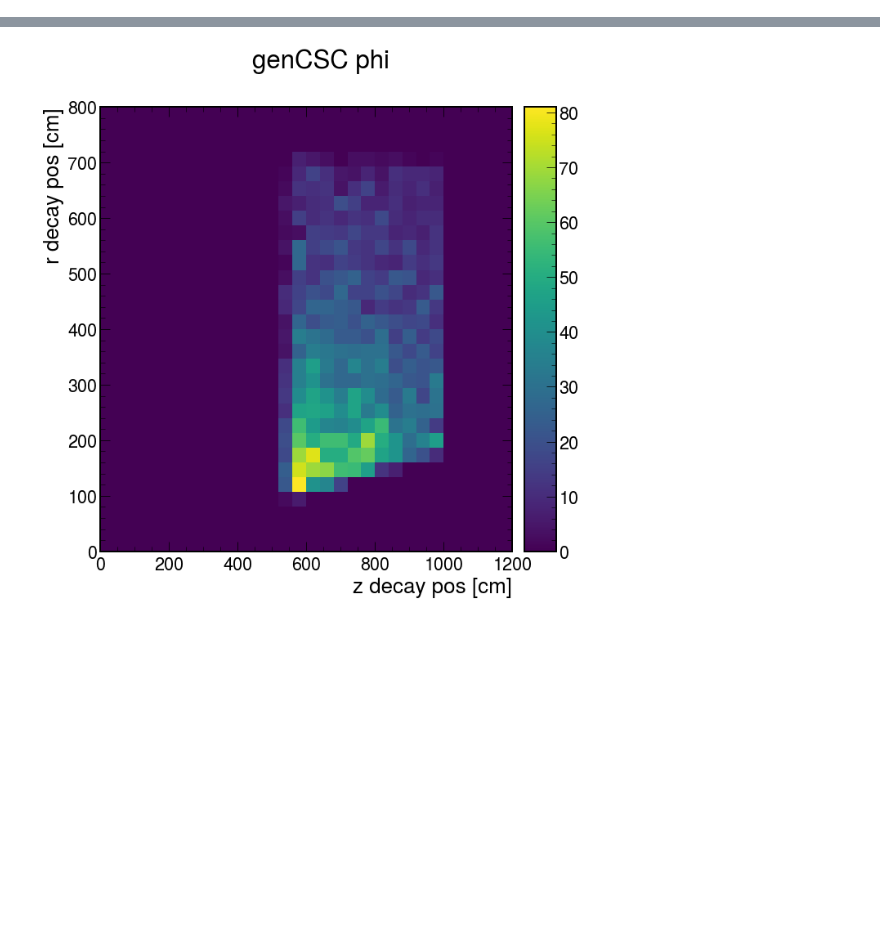
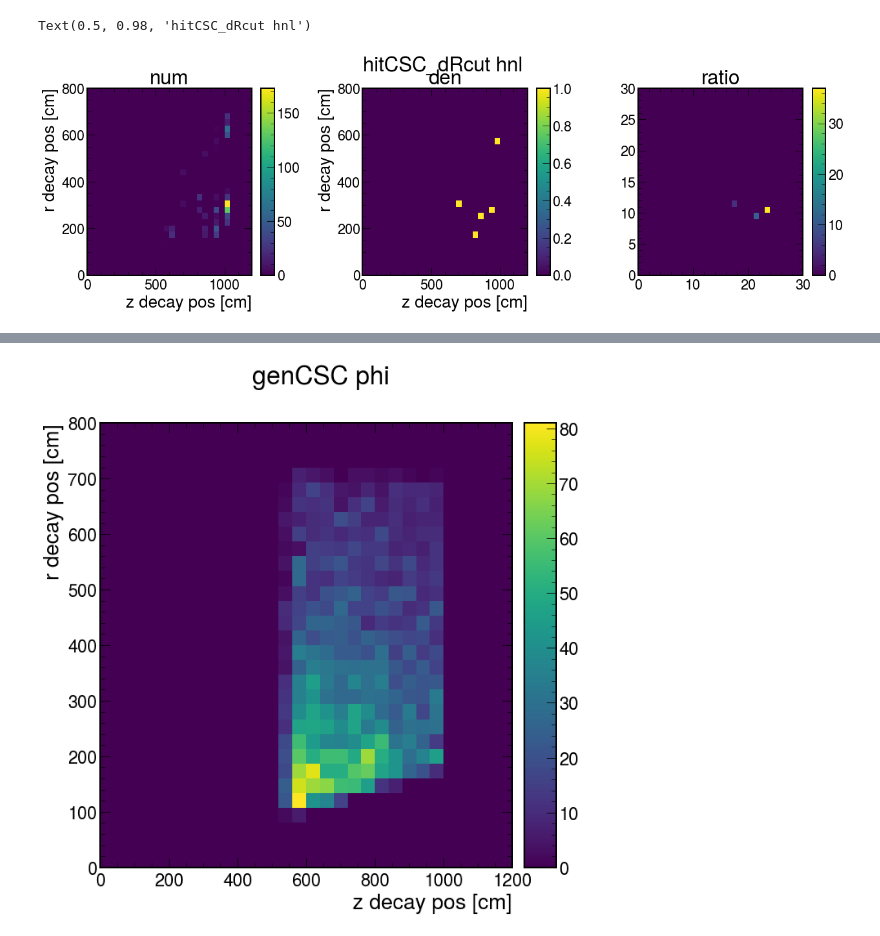
Before and after one commit to AnthonyAportela/LLPs, a Jupyter notebook: notebooks/Bplus/ntuple_processor.ipynb, the cells around one changed output, grey strips where cells are left out. Saved outputs shown, nothing was run; the diff lists cells and outputs as text; code cells hidden in the pictures; blank space fills up the shorter version.

Commit message:
average hit count hists

```diff
--- a/notebooks/Bplus/ntuple_processor.ipynb
+++ b/notebooks/Bplus/ntuple_processor.ipynb
@@ -283,13 +297,0 @@ out
-# %%
-hep.style.use("CMS")
-
-grp = 'hitCSC_dRcut'
-proc = 'hnl'
-hep.hist2dplot(out[proc][grp])
-plt.suptitle(f'{grp}: {proc}')
-plt.show()
-
-proc = 'phi'
-hep.hist2dplot(out[proc][grp])
-plt.suptitle(f'{grp}: {proc}')
-plt.show()
@@ -298,0 +298,23 @@ plt.show()
+# %%
+grp = 'hitCSC_dRcut'
+proc = 'hnl'
+
+figsize = (18,6)
+fig, (numax,denax,rax) = plt.subplots(1,3,figsize = figsize)
+
+num = out[proc][grp]
+den = out[proc]['genCSC']
+
+test = np.nan_to_num(num.view() / den.view(), posinf=0, neginf=0)
+
+hep.hist2dplot(num, ax = numax)
+hep.hist2dplot(den, ax = denax)
+hep.hist2dplot(test, ax = rax)
+numax.set_title('num')
+denax.set_title('den')
+rax.set_title('ratio')
+fig.tight_layout()
+fig.suptitle(f'{grp} {proc}')
+# %% [output]
+Text(0.5, 0.98, 'hitCSC_dRcut hnl')
+[figure, added]
```
Also changed, not shown: parts of 10 cells of this notebook.
